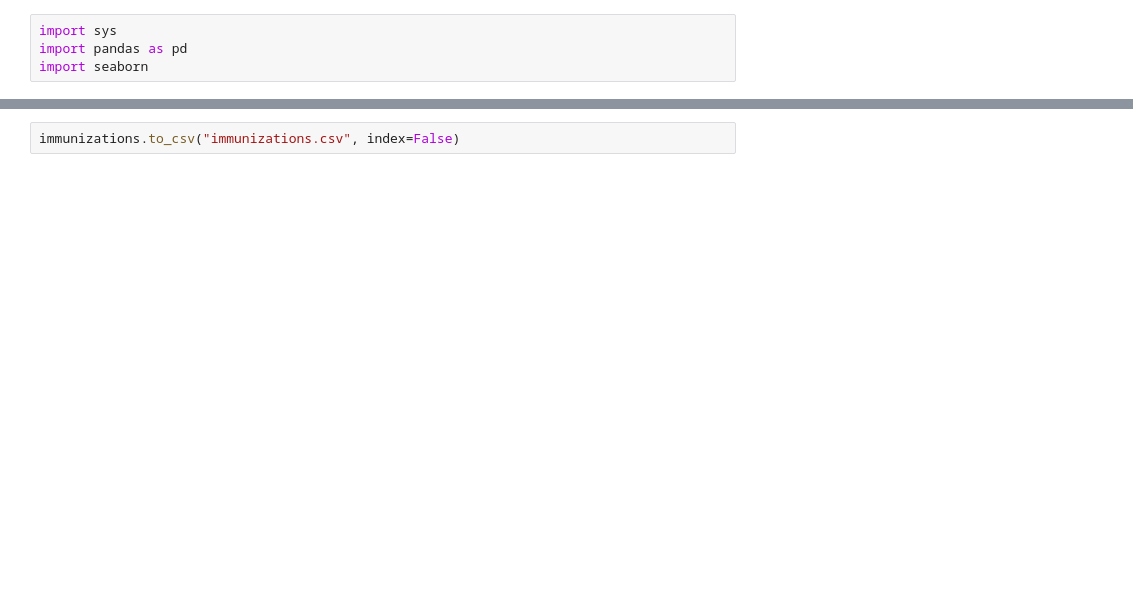
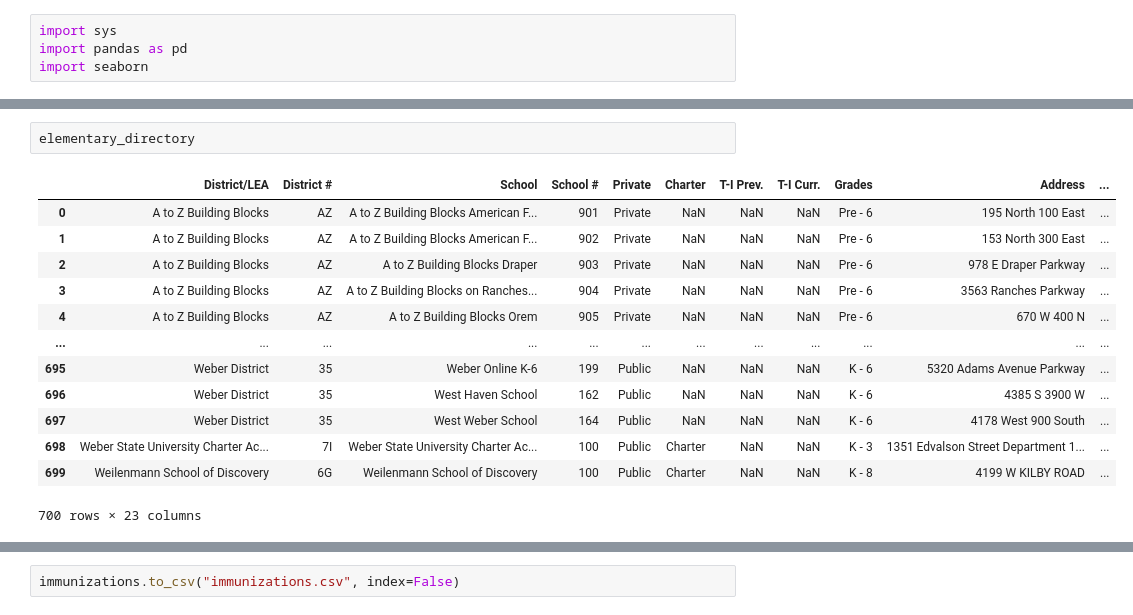
Before and after one commit to smleek/data_acquisition_blog, a Jupyter notebook: cleaning.ipynb, the cells around one changed output, grey strips where cells are left out. Saved outputs shown, nothing was run; the diff lists cells and outputs as text; blank space fills up the shorter version.

```diff
--- a/cleaning.ipynb
+++ b/cleaning.ipynb
@@ -13,0 +22,16 @@ vax_exemptions = vax_exemptions.dropna(how = 'all') # this didn't work lol
+# %%
+elementary_directory
+# %% [output]
+|  | District/LEA | District # | School | School # | Private | Charter | T-I Prev. | T-I Curr. | Grades | Address | ... |
+| 0 | A to Z Building Blocks | AZ | A to Z Building Blocks American F... | 901 | Private | NaN | NaN | NaN | Pre - 6 | 195 North 100 East | ... |
+| 1 | A to Z Building Blocks | AZ | A to Z Building Blocks American F... | 902 | Private | NaN | NaN | NaN | Pre - 6 | 153 North 300 East | ... |
+| 2 | A to Z Building Blocks | AZ | A to Z Building Blocks Draper | 903 | Private | NaN | NaN | NaN | Pre - 6 | 978 E Draper Parkway | ... |
+| 3 | A to Z Building Blocks | AZ | A to Z Building Blocks on Ranches... | 904 | Private | NaN | NaN | NaN | Pre - 6 | 3563 Ranches Parkway | ... |
+| 4 | A to Z Building Blocks | AZ | A to Z Building Blocks Orem | 905 | Private | NaN | NaN | NaN | Pre - 6 | 670 W 400 N | ... |
+| ... | ... | ... | ... | ... | ... | ... | ... | ... | ... | ... | ... |
+| 695 | Weber District | 35 | Weber Online K-6 | 199 | Public | NaN | NaN | NaN | K - 6 | 5320 Adams Avenue Parkway | ... |
+| 696 | Weber District | 35 | West Haven School | 162 | Public | NaN | NaN | NaN | K - 6 | 4385 S 3900 W | ... |
+| 697 | Weber District | 35 | West Weber School | 164 | Public | NaN | NaN | NaN | K - 6 | 4178 West 900 South | ... |
+| 698 | Weber State University Charter Ac... | 7I | Weber State University Charter Ac... | 100 | Public | Charter | NaN | NaN | K - 3 | 1351 Edvalson Street Department 1... | ... |
+| 699 | Weilenmann School of Discovery | 6G | Weilenmann School of Discovery | 100 | Public | Charter | NaN | NaN | K - 8 | 4199 W KILBY ROAD | ... |
+700 rows × 23 columns
```
Also changed, not shown: parts of 17 cells of this notebook, 2 other files.
